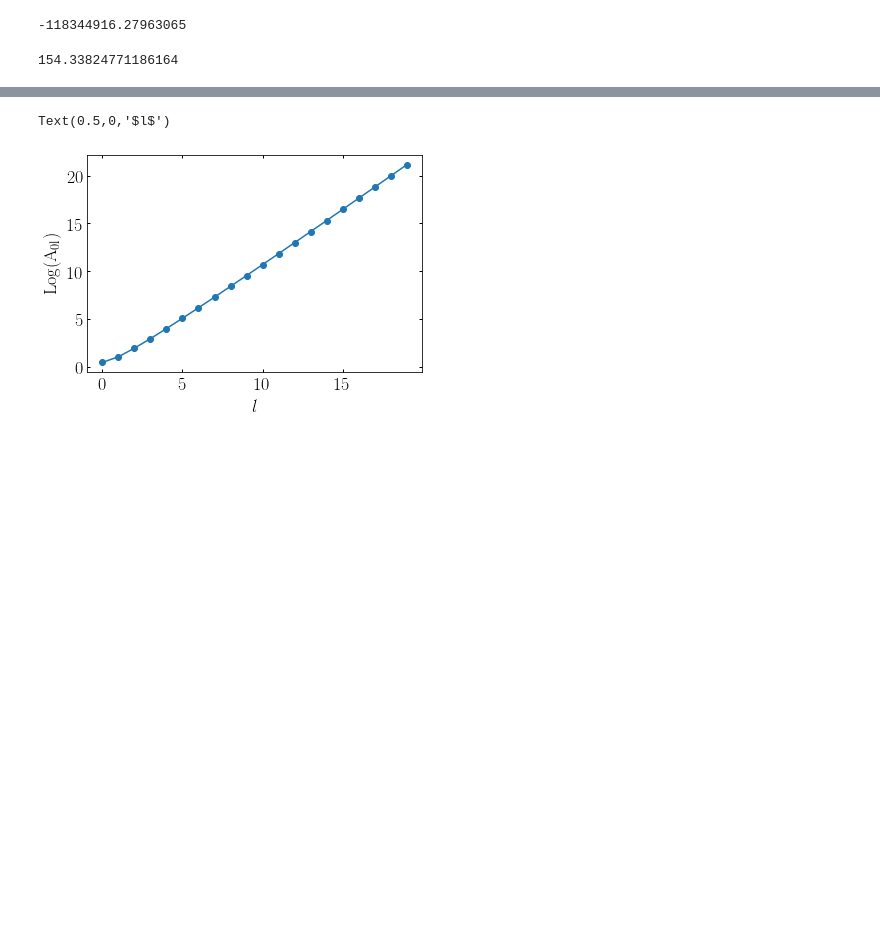
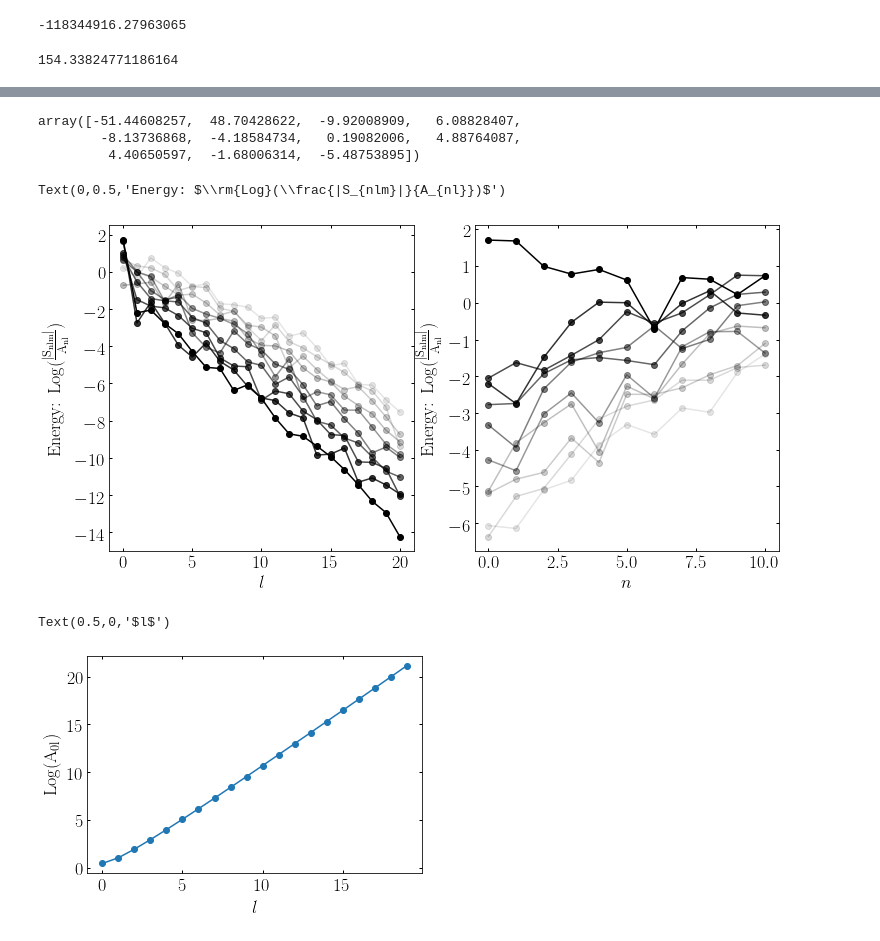
Before and after one commit to jngaravitoc/BFE-c, a Jupyter notebook: code/computing_coefficients.ipynb, the cells around one changed output, grey strips where cells are left out. Drawn from its saved outputs; the diff is of its cells as text; code cells hidden in the pictures; blank space fills up the shorter version.

Commit message:
computing energy

```diff
--- a/code/computing_coefficients.ipynb
+++ b/code/computing_coefficients.ipynb
@@ -214,3 +216,46 @@ Text(0.5,0,'$l$')
+# %%
+A_nl_array = np.zeros((11, 21))
+for j in range(11):
+    for i in range(21):
+        A_nl_array[j][i] = Anl(j, i)
+# %%
+S_biff[:,0,0]/A_nl_array[:,0]
+# %% [output]
+array([-51.44608257,  48.70428622,  -9.92008909,   6.08828407,
+        -8.13736868,  -4.18584734,   0.19082006,   4.88764087,
+         4.40650597,  -1.68006314,  -5.48753895])
+# %%
+figure(figsize=(12, 6))
+subplot(1, 2, 1)
+plot(np.arange(0, 21, 1), np.log10(np.abs(S_biff[0,:,0]/A_nl_array[0])), '-o', c='k')
+plot(np.arange(0, 21, 1), np.log10(np.abs(S_biff[1,:,0]/A_nl_array[1])), '-o', c='k', alpha=0.8)
+plot(np.arange(0, 21, 1), np.log10(np.abs(S_biff[2,:,0]/A_nl_array[2])), '-o', c='k', alpha=0.7)
+plot(np.arange(0, 21, 1), np.log10(np.abs(S_biff[3,:,0]/A_nl_array[3])), '-o', c='k', alpha=0.6)
+plot(np.arange(0, 21, 1), np.log10(np.abs(S_biff[4,:,0]/A_nl_array[4])), '-o', c='k', alpha=0.5)
+plot(np.arange(0, 21, 1), np.log10(np.abs(S_biff[5,:,0]/A_nl_array[5])), '-o', c='k', alpha=0.4)
+plot(np.arange(0, 21, 1), np.log10(np.abs(S_biff[6,:,0]/A_nl_array[6])), '-o', c='k', alpha=0.25)
+plot(np.arange(0, 21, 1), np.log10(np.abs(S_biff[7,:,0]/A_nl_array[7])), '-o', c='k', alpha=0.2)
+plot(np.arange(0, 21, 1), np.log10(np.abs(S_biff[8,:,0]/A_nl_array[8])), '-o', c='k', alpha=0.15)
+plot(np.arange(0, 21, 1), np.log10(np.abs(S_biff[9,:,0]/A_nl_array[9])), '-o', c='k', alpha=0.1)
+xlabel('$l$')
+ylabel(r'Energy: $\rm{Log}(\frac{|S_{nlm}|}{A_{nl}})$')
+
+subplot(1, 2, 2)
+plot(np.arange(0, 11, 1), np.log10(np.abs(S_biff[:,0,0]/A_nl_array[:,0])), '-o', c='k')
+plot(np.arange(0, 11, 1), np.log10(np.abs(S_biff[:,1,0]/A_nl_array[:,1])), '-o', c='k', alpha=0.8)
+plot(np.arange(0, 11, 1), np.log10(np.abs(S_biff[:,2,0]/A_nl_array[:,2])), '-o', c='k', alpha=0.7)
+plot(np.arange(0, 11, 1), np.log10(np.abs(S_biff[:,3,0]/A_nl_array[:,3])), '-o', c='k', alpha=0.6)
+plot(np.arange(0, 11, 1), np.log10(np.abs(S_biff[:,4,0]/A_nl_array[:,4])), '-o', c='k', alpha=0.5)
+plot(np.arange(0, 11, 1), np.log10(np.abs(S_biff[:,5,0]/A_nl_array[:,5])), '-o', c='k', alpha=0.4)
+plot(np.arange(0, 11, 1), np.log10(np.abs(S_biff[:,6,0]/A_nl_array[:,6])), '-o', c='k', alpha=0.25)
+plot(np.arange(0, 11, 1), np.log10(np.abs(S_biff[:,7,0]/A_nl_array[:,7])), '-o', c='k', alpha=0.2)
+plot(np.arange(0, 11, 1), np.log10(np.abs(S_biff[:,8,0]/A_nl_array[:,8])), '-o', c='k', alpha=0.15)
+plot(np.arange(0, 11, 1), np.log10(np.abs(S_biff[:,9,0]/A_nl_array[:,9])), '-o', c='k', alpha=0.1)
+xlabel('$n$')
+ylabel(r'Energy: $\rm{Log}(\frac{|S_{nlm}|}{A_{nl}})$')
+# %% [output]
+Text(0,0.5,'Energy: $\\rm{Log}(\\frac{|S_{nlm}|}{A_{nl}})$')
+[figure, added]
 # %%
 A_nl_t = np.zeros(20)
 for i in range(0, 20):
```
Also changed, not shown: parts of 16 cells of this notebook.
